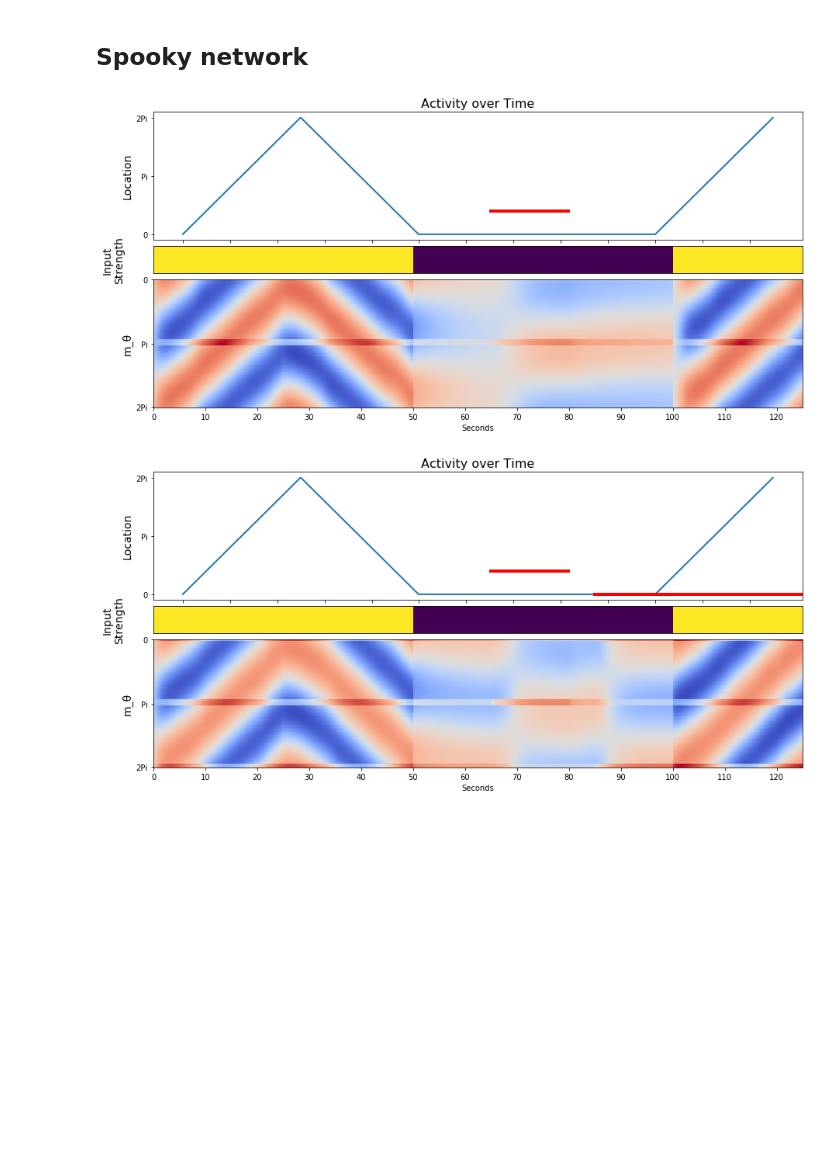
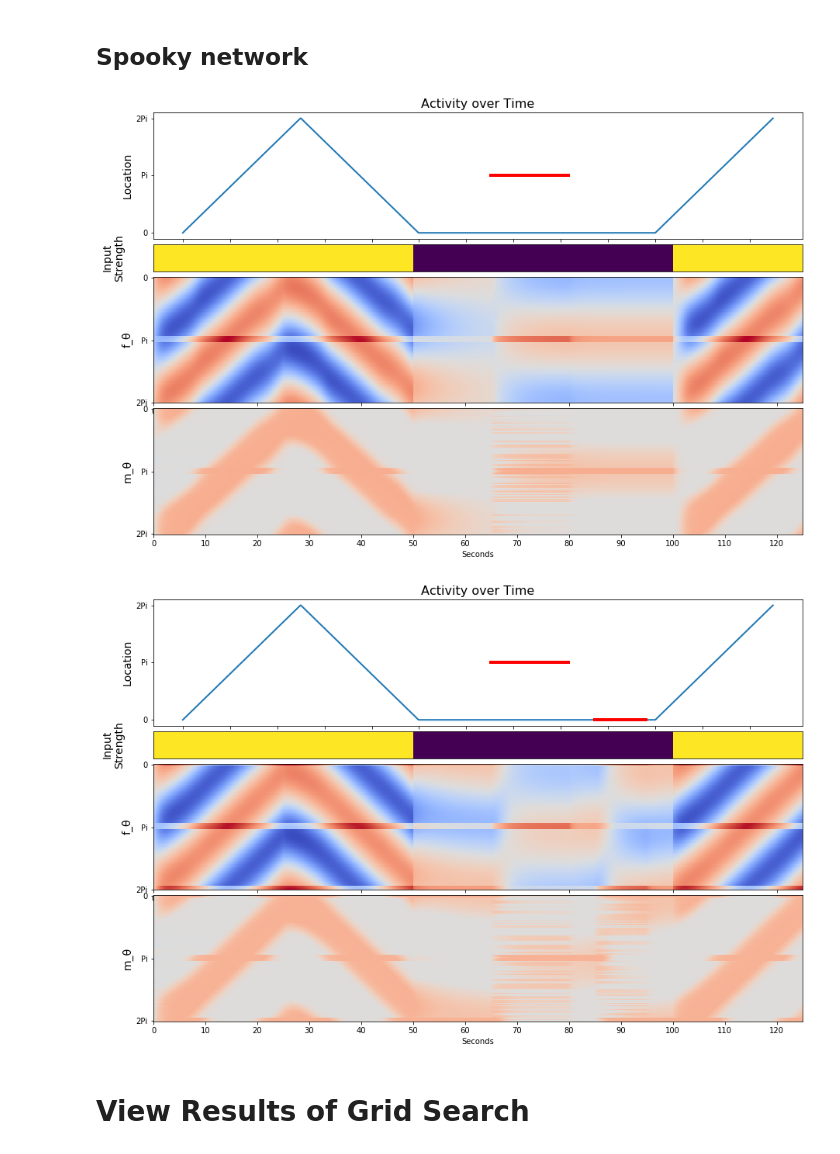
Before and after one commit to chingf/hf-memory-model, a Jupyter notebook: 01-17-run-network.ipynb, the cells around one changed output. Cells and saved outputs as stored; diff of their text form; code cells hidden in the pictures; blank space fills up the shorter version.

```diff
--- a/01-17-run-network.ipynb
+++ b/01-17-run-network.ipynb
@@ -87,9 +89,9 @@ plotmaker.plot_main(input, alphas, f)
 # %%
 N = 100
 N_c = 1
-C = 0.5
-N_cr = 20
-J_cr = 0.1
+C = 1
+N_cr = 40
+J_cr = 0.06
 target_indices = np.array([N//2])
 network = PlasticMixedNetwork(N, N_c, C, N_cr, J_cr, target_indices)
 num_steps = 1250
@@ -106,9 +108,11 @@ alphas[500:1000,] = 0
 input_c[650:800, 0] = 1
 m, f, dmdt = network.simulate(input, input_c, alphas)
 # %%
-plotmaker.plot_main(input, alphas, f, input_c, target_indices)
+plotmaker.plot_main(
+    input, alphas, f, input_c, target_indices/N, m
+    )
 # %% [output]
-[figure, old version]
+[figure, new version]
 # %%
 #### N = 100
 N = 100
@@ -135,5 +139,9 @@ input_c[850:, 1] = 1
 m, f, dmdt = network.simulate(input, input_c, alphas)
 # %%
-plotmaker.plot_main(input, alphas, f, input_c, target_indices)
+plotmaker.plot_main(
+    input, alphas, f, input_c, target_indices/N, m
+    )
 # %% [output]
-[figure, old version]
+[figure, new version]
+# %% [markdown]
+# View Results of Grid Search
```
Also changed, not shown: parts of 13 cells of this notebook, 4 other files.
